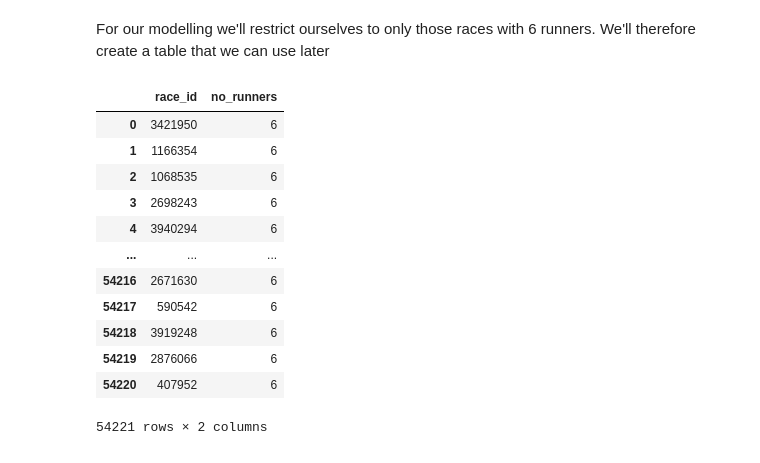
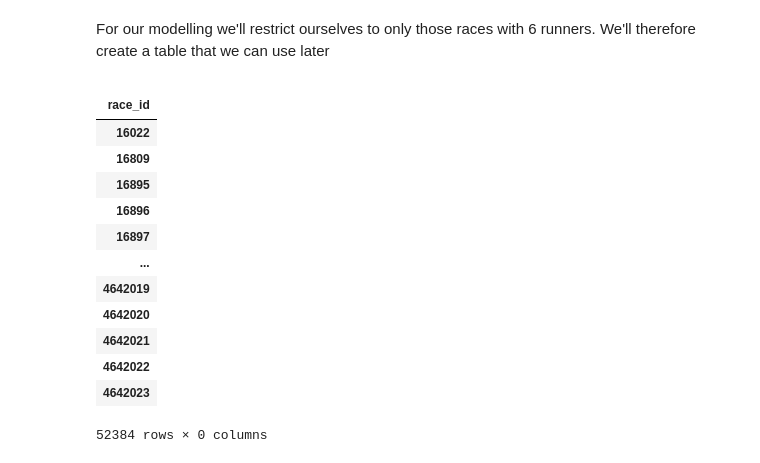
Before and after one commit to tonyjward/dogs, a Jupyter notebook: notebooks/2_Target_and_Filters.ipynb, the cells around one changed output. Cells and saved outputs as stored; diff of their text form; code cells hidden in the pictures.

```diff
--- a/notebooks/Runners_and_race_winners.ipynb
+++ b/notebooks/2_Target_and_Filters.ipynb
@@ -76,23 +87,26 @@ ORDER BY count(*) desc
 # %% [markdown]
 For our modelling we'll restrict ourselves to only those races with 6 runners. We'll therefore create a table that we can use later
 # %%
-runners = pd.read_sql_query('''
+runners_6 = pd.read_sql_query('''
 SELECT race_id, max(fin) as no_runners
-            FROM positions
-            GROUP by race_id
-''', cnx)
-runners
+FROM positions
+GROUP by race_id
+HAVING max(fin) = 6
+''', cnx, index_col = 'race_id')
+runners_6.drop('no_runners', inplace = True, axis = 1)
+runners_6
 # %% [output]
-|  | race_id | no_runners |
-| 0 | 3421950 | 6 |
-| 1 | 1166354 | 6 |
-| 2 | 1068535 | 6 |
-| 3 | 2698243 | 6 |
-| 4 | 3940294 | 6 |
-| ... | ... | ... |
-| 54216 | 2671630 | 6 |
-| 54217 | 590542 | 6 |
-| 54218 | 3919248 | 6 |
-| 54219 | 2876066 | 6 |
-| 54220 | 407952 | 6 |
+|  |
+| race_id |
+| 16022 |
+| 16809 |
+| 16895 |
+| 16896 |
+| 16897 |
+| ... |
+| 4642019 |
+| 4642020 |
+| 4642021 |
+| 4642022 |
+| 4642023 |
-54221 rows × 2 columns
+52384 rows × 0 columns
```
Also changed, not shown: parts of 9 cells of this notebook, 9 other files.
